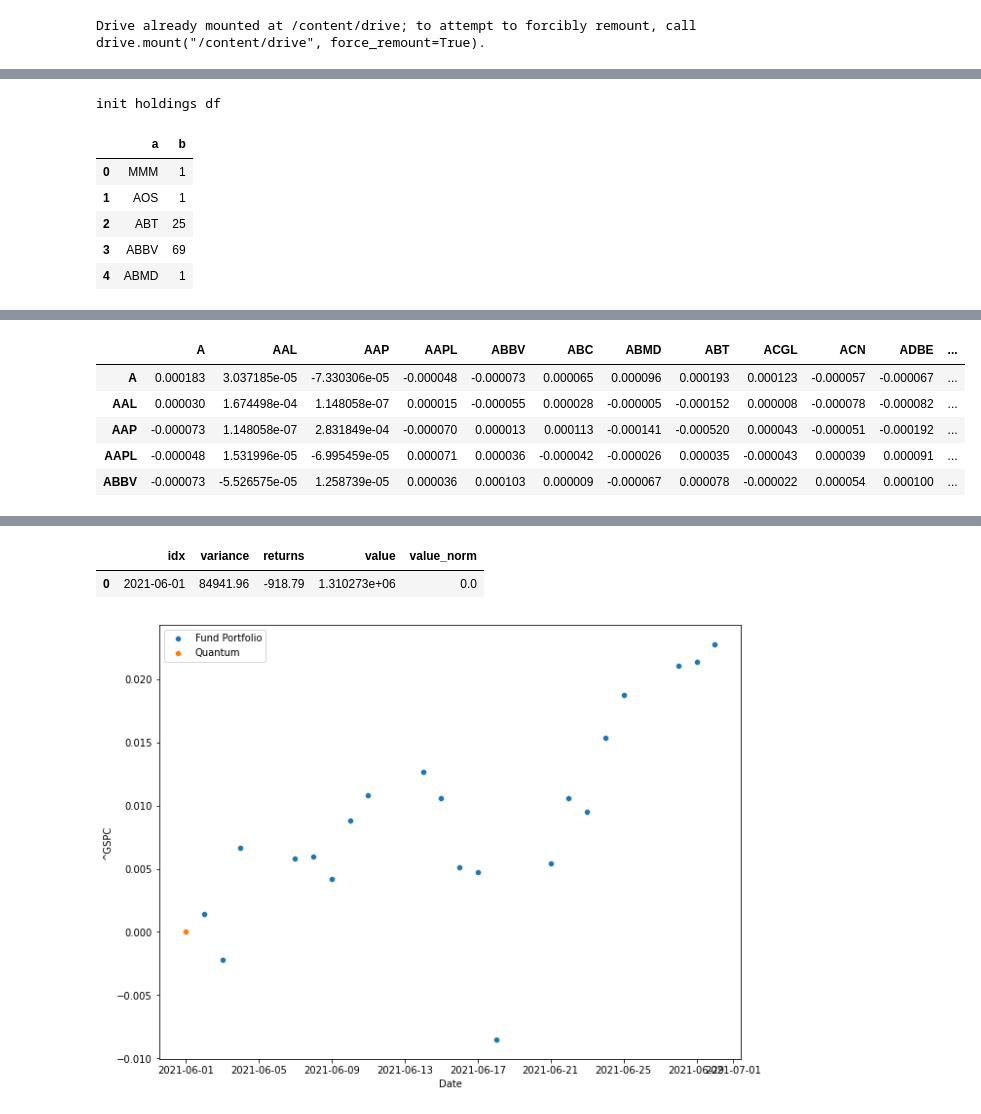
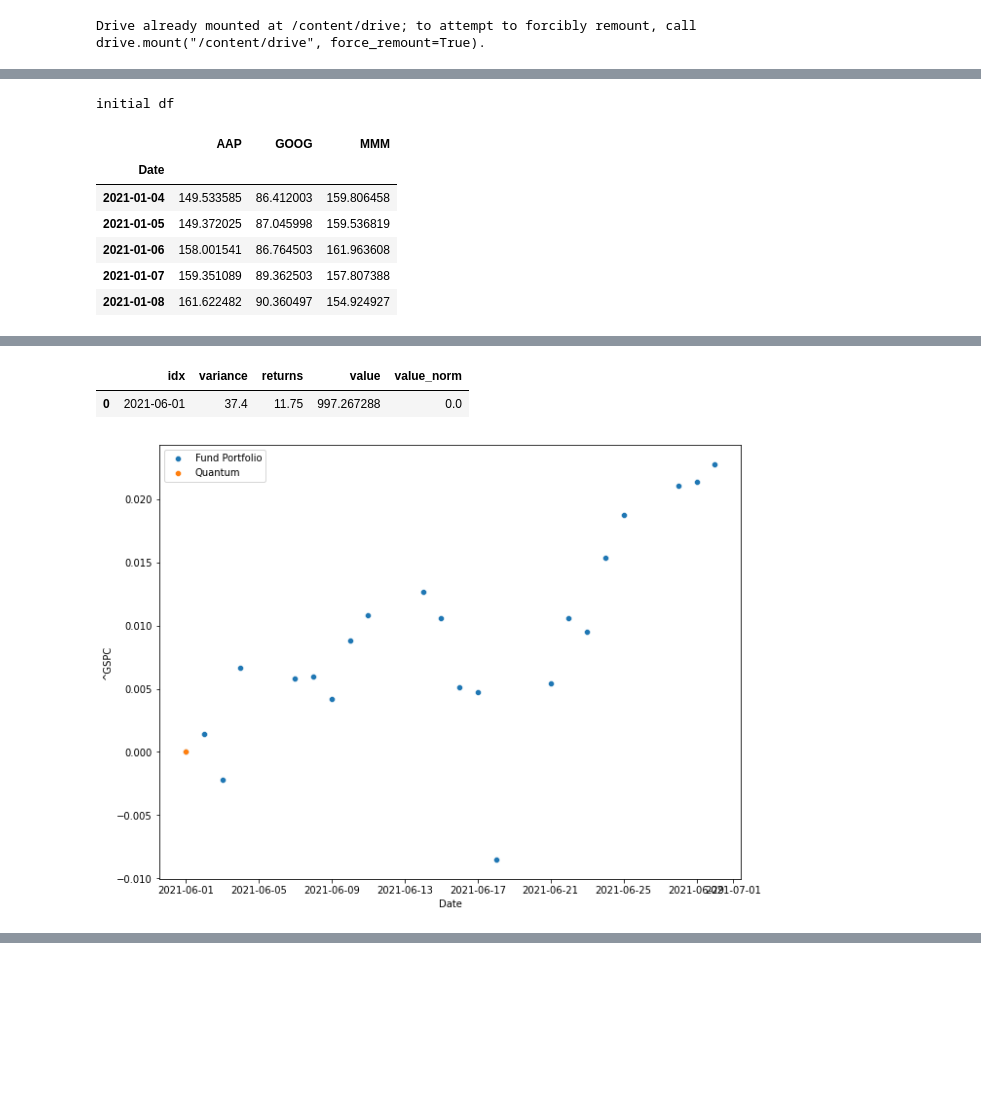
Before and after one commit to bvcmartins/dwaveDev, a Jupyter notebook: quantum_portfolio_solver.ipynb, the cells around one changed output, grey strips where cells are left out. Saved outputs shown, nothing was run; the diff lists cells and outputs as text; code cells hidden in the pictures; blank space fills up the shorter version.

```diff
--- a/quantum_portfolio_solver.ipynb
+++ b/quantum_portfolio_solver.ipynb
@@ -443,6 +449,7 @@ class MultiPeriod():
                 #                          label=self.label,
                 #                          init_holdings=self.init_holdings)
                 initial_budget = self.budget
+                self.share_budget = self.budget
 
                 baseline_shares = (self.budget / baseline_current)
                 #display(self.baseline)
@@ -451,10 +458,12 @@ class MultiPeriod():
                 #self.init_budget = sum([self.price[s]*self.solution['stocks'][s] for s in self.stocks])
             else:
                 #self.budget = sum([self.df.iloc[-1][s]*self.solution['stocks'][s] for s in self.stocks])
-                self.budget = sum([self.price[s]*self.solution['stocks'][s] for s in self.stocks])
+                self.share_budget = sum([self.price[s]*self.solution['stocks'][s] for s in self.stocks])
             # Set budget to 0 to enforce that portfolio is self-financing
                 if self.t_cost and not first_purchase:
-                    self.budget = 0
+                    #self.budget = 1
+                    self.budget = 0.0
+                    #self.budget = self.init_budget
                 print(f'new purchase budget: {self.budget}, initial_budget: {self.init_budget}')
 
 
@@ -465,6 +474,7 @@ class MultiPeriod():
                                             preds=self.preds.pct_change().iloc[-1,:],
                                             budget=self.budget,
                                             init_budget = self.init_budget,
+                                            share_budget = self.share_budget,
                                             sampler=self.sampler,
                                             dates=self.dates,
                                             model_type=self.model_type,
@@ -479,6 +489,7 @@ class MultiPeriod():
             print(f'init_holdings before calculation: {self.init_holdings}')
             self.solution = single_period.solve_cqm(idx, max_risk=max_risk, min_return=min_return)
             self.init_holdings = self.solution['stocks']
+            #self.init_budget = sum([self.price[s]*self.solution['stocks'][s] for s in self.stocks])
             #self.init_budget = sum([self.price[s]*self.solution['stocks'][s] for s in self.stocks])
             print(f'final budget: {sum([self.price[s]*self.solution["stocks"][s] for s in self.stocks])}')
             print(f'init_holdings after calculation: {self.init_holdings}')
@@ -682,10 +693,10 @@ with open(load_path+'config.txt', 'r') as conf:
 cfg = {'stocks': None,
             'dates': ["2021-06-01", "2021-07-01"],
             'initial_date': "2021-01-01",
-            'budget': 1000000,
+            'budget': 1000,
             'bin_size': '',
             'gamma': '',
-            'alpha': 0.005,
+            'alpha': 1.0E-6,
             'file_path': None,
             'baseline': ['^GSPC'],
             'max_risk': 0.0,
@@ -695,7 +706,7 @@ cfg = {'stocks': None,
             'sampler_args': cred,
             'verbose': False,
             'num': 0,
-            't_cost': 0.0,
+            't_cost': 0.001,
             'n_iter': 10000,
             'r_cross': 0.8,
             'r_mut': 0.01,
@@ -710,7 +721,7 @@ locals().update(cfg)
 payload=pd.read_html('https://en.wikipedia.org/wiki/List_of_S%26P_500_companies')
 first_table = payload[0]
 stocks = first_table['Symbol'].values.tolist()
-#stocks = ['MMM', 'GOOG', 'AAP']
+stocks = ['MMM', 'GOOG', 'AAP']
 #print(f'stocks: {stocks}')
 stocks = sorted(stocks)
 print(f'stocks: {stocks}')
@@ -732,25 +738,25 @@ stocks: ['A', 'AAL', 'AAP', 'AAPL', 'ABBV', 'ABC', 'ABMD', 'ABT', 'ACGL', 'ACN',
 [*********************100%***********************]  1 of 1 completed
 # %%
-#print('initial df')
-#display(df.head())
+print('initial df')
+display(df.head())
 
-if not init_holdings_path:
-    init_holdings_df, budget = generate_initial_state(df, n_iter, r_cross, r_mut, n_pop, budget)
-    init_holdings_df.to_pickle(save_path+'init_holdings.pkl')
-else:
-    init_holdings_df = pd.read_pickle(init_holdings_path)
-    prices = df.loc[dates[0], :].values.tolist()
-    print('init holdings df')
-    display(init_holdings_df.head())
-    print(f'prices: {prices}')
-    pop = init_holdings_df['b'].values.tolist()
-    print(f'pop: {pop}')
-    budget = sum([d1 * d2 for d1, d2 in zip(prices, pop)])
-    print(f'budget: {budget}')
+# if not init_holdings_path:
+#     init_holdings_df, budget = generate_initial_state(df, n_iter, r_cross, r_mut, n_pop, budget)
+#     init_holdings_df.to_pickle(save_path+'init_holdings.pkl')
+# else:
+#     init_holdings_df = pd.read_pickle(init_holdings_path)
+#     prices = df.loc[dates[0], :].values.tolist()
+#     #print('init holdings df')
+#     #display(init_holdings_df.head())
+#     #print(f'prices: {prices}')
+#     pop = init_holdings_df['b'].values.tolist()
+#     #print(f'pop: {pop}')
+#     budget = sum([d1 * d2 for d1, d2 in zip(prices, pop)])
+#     print(f'GA budget: {budget}')
 
-init_holdings = {}
-for idx, row in init_holdings_df.iterrows():
-    init_holdings.update({row['a']: row['b']})
+# init_holdings = {}
+# for idx, row in init_holdings_df.iterrows():
+#     init_holdings.update({row['a']: row['b']})
 init_holdings = {s:0 for s in stocks}
 
 #print(f'init_holdings: {init_holdings}')
@@ -778,10 +784,11 @@ my_portfolio = MultiPeriod(data=df,
 
 my_portfolio.run(min_return=min_return, max_risk=max_risk, num=num)
 # %% [output]
-init holdings df
+initial df
-|  | a | b |
-| 0 | MMM | 1 |
-| 1 | AOS | 1 |
-| 2 | ABT | 25 |
-| 3 | ABBV | 69 |
-| 4 | ABMD | 1 |
+|  | AAP | GOOG | MMM |
+| Date |  |  |  |
+| 2021-01-04 | 149.533585 | 86.412003 | 159.806458 |
+| 2021-01-05 | 149.372025 | 87.045998 | 159.536819 |
+| 2021-01-06 | 158.001541 | 86.764503 | 161.963608 |
+| 2021-01-07 | 159.351089 | 89.362503 | 157.807388 |
+| 2021-01-08 | 161.622482 | 90.360497 | 154.924927 |
@@ -804,6 +812,3 @@ cov matrix
-|  | A | AAL | AAP | AAPL | ABBV | ABC | ABMD | ABT | ACGL | ACN | ADBE | ... |
-| A | 0.000183 | 3.037185e-05 | -7.330306e-05 | -0.000048 | -0.000073 | 0.000065 | 0.000096 | 0.000193 | 0.000123 | -0.000057 | -0.000067 | ... |
-| AAL | 0.000030 | 1.674498e-04 | 1.148058e-07 | 0.000015 | -0.000055 | 0.000028 | -0.000005 | -0.000152 | 0.000008 | -0.000078 | -0.000082 | ... |
-| AAP | -0.000073 | 1.148058e-07 | 2.831849e-04 | -0.000070 | 0.000013 | 0.000113 | -0.000141 | -0.000520 | 0.000043 | -0.000051 | -0.000192 | ... |
-| AAPL | -0.000048 | 1.531996e-05 | -6.995459e-05 | 0.000071 | 0.000036 | -0.000042 | -0.000026 | 0.000035 | -0.000043 | 0.000039 | 0.000091 | ... |
-| ABBV | -0.000073 | -5.526575e-05 | 1.258739e-05 | 0.000036 | 0.000103 | 0.000009 | -0.000067 | 0.000078 | -0.000022 | 0.000054 | 0.000100 | ... |
+|  | idx | variance | returns | value | value_norm |
+| 0 | 2021-06-01 | 37.4 | 11.75 | 997.267288 | 0.0 |
+[figure]
@@ -849,3 +875,0 @@ sum shares: 15555
-|  | idx | variance | returns | value | value_norm |
-| 0 | 2021-06-01 | 84941.96 | -918.79 | 1.310273e+06 | 0.0 |
-[figure]
```
Also changed, not shown: parts of 4 cells of this notebook.
